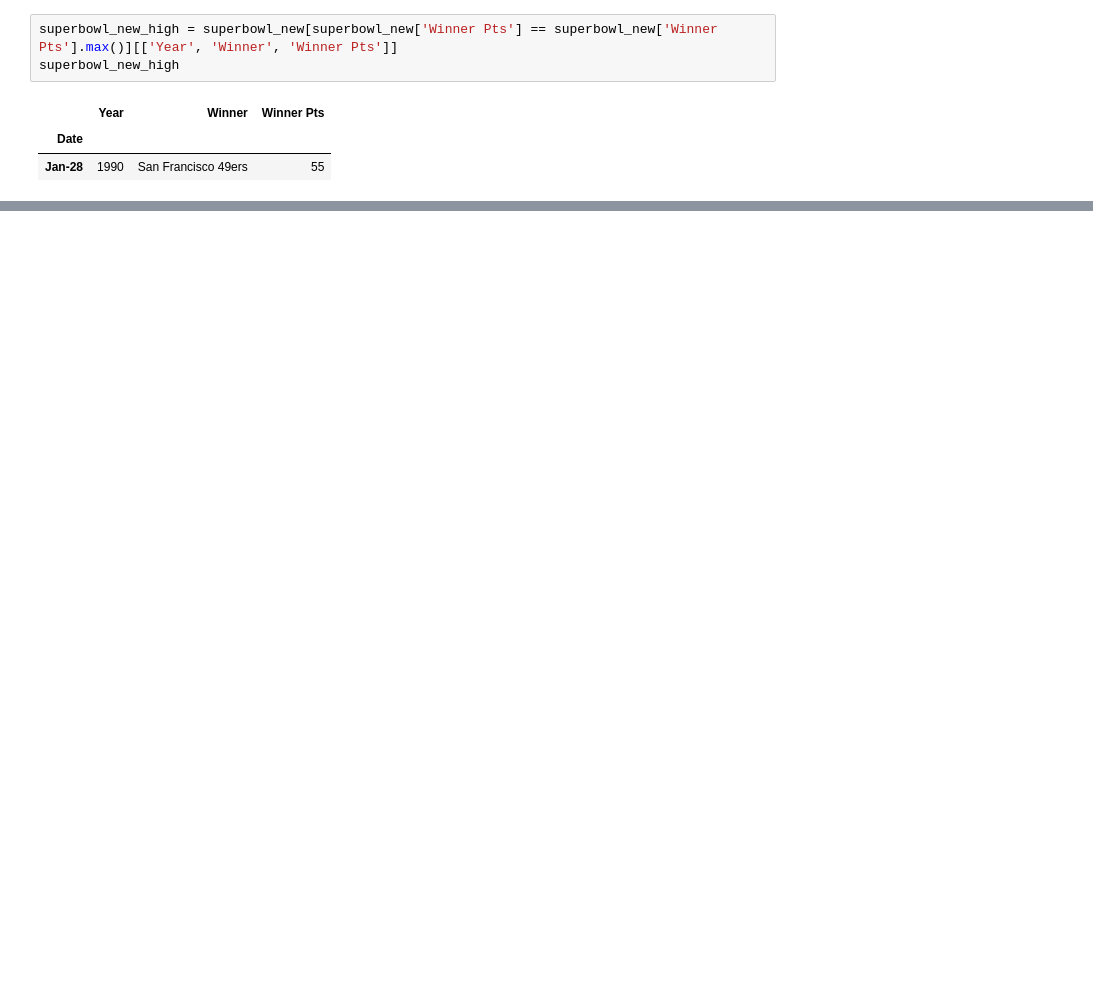
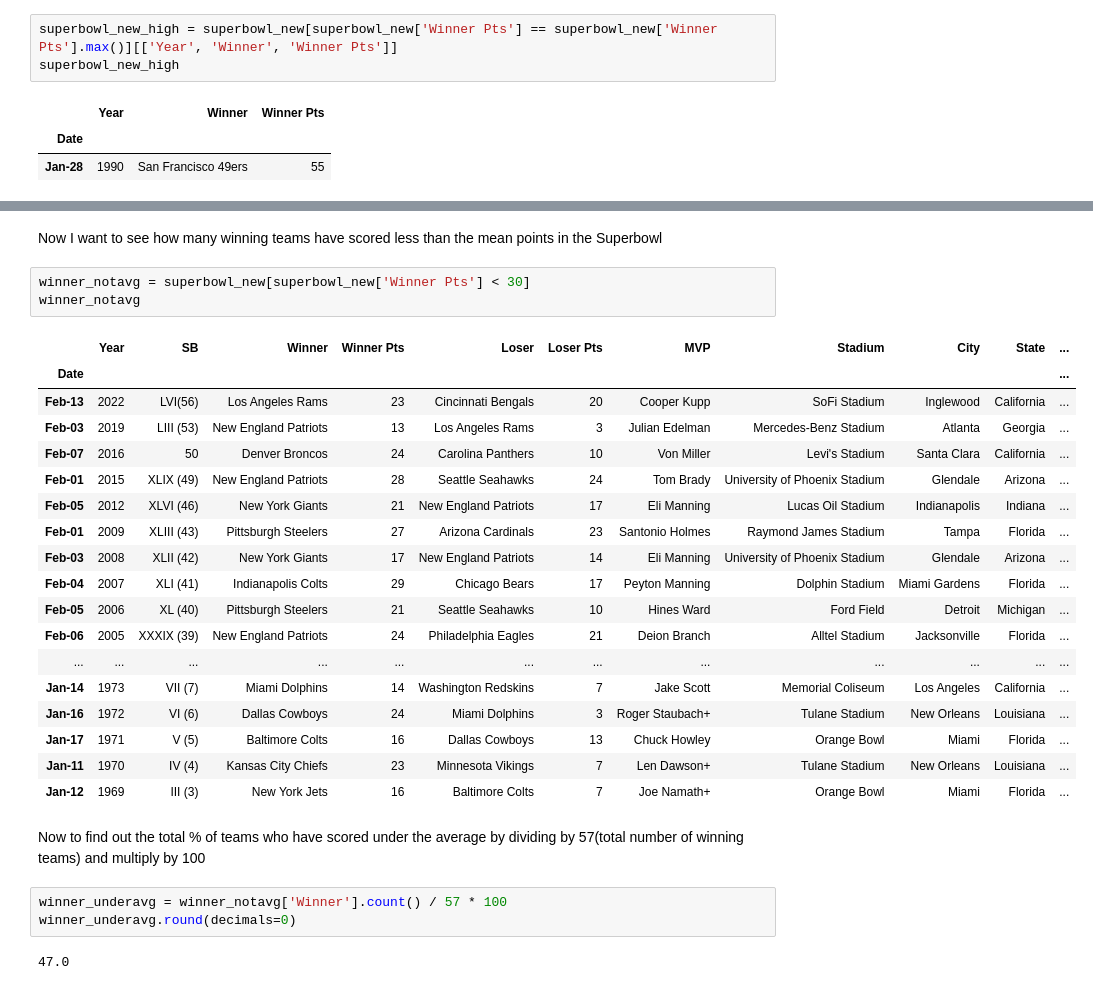
Before and after one commit to IssaFlynn/UCDPA_IssaFlynn, a Jupyter notebook: Project folder/UCDPA_IssaFlynn (2) (2).ipynb, the cells around one changed output, grey strips where cells are left out. Drawn from its saved outputs; the diff is of its cells as text; blank space fills up the shorter version.

```diff
--- a/Project folder/UCDPA_IssaFlynn (2) (2).ipynb
+++ b/Project folder/UCDPA_IssaFlynn (2) (2).ipynb
@@ -211,0 +238,31 @@ superbowl_new_win_low
+# %% [markdown]
+Now I want to see how many winning teams have scored less than the mean points in the Superbowl
+# %%
+winner_notavg = superbowl_new[superbowl_new['Winner Pts'] < 30]
+winner_notavg
+# %% [output]
+|  | Year | SB | Winner | Winner Pts | Loser | Loser Pts | MVP | Stadium | City | State | ... |
+| Date |  |  |  |  |  |  |  |  |  |  | ... |
+| Feb-13 | 2022 | LVI(56) | Los Angeles Rams | 23 | Cincinnati Bengals | 20 | Cooper Kupp | SoFi Stadium | Inglewood | California | ... |
+| Feb-03 | 2019 | LIII (53) | New England Patriots | 13 | Los Angeles Rams | 3 | Julian Edelman | Mercedes-Benz Stadium | Atlanta | Georgia | ... |
+| Feb-07 | 2016 | 50 | Denver Broncos | 24 | Carolina Panthers | 10 | Von Miller | Levi's Stadium | Santa Clara | California | ... |
+| Feb-01 | 2015 | XLIX (49) | New England Patriots | 28 | Seattle Seahawks | 24 | Tom Brady | University of Phoenix Stadium | Glendale | Arizona | ... |
+| Feb-05 | 2012 | XLVI (46) | New York Giants | 21 | New England Patriots | 17 | Eli Manning | Lucas Oil Stadium | Indianapolis | Indiana | ... |
+| Feb-01 | 2009 | XLIII (43) | Pittsburgh Steelers | 27 | Arizona Cardinals | 23 | Santonio Holmes | Raymond James Stadium | Tampa | Florida | ... |
+| Feb-03 | 2008 | XLII (42) | New York Giants | 17 | New England Patriots | 14 | Eli Manning | University of Phoenix Stadium | Glendale | Arizona | ... |
+| Feb-04 | 2007 | XLI (41) | Indianapolis Colts | 29 | Chicago Bears | 17 | Peyton Manning | Dolphin Stadium | Miami Gardens | Florida | ... |
+| Feb-05 | 2006 | XL (40) | Pittsburgh Steelers | 21 | Seattle Seahawks | 10 | Hines Ward | Ford Field | Detroit | Michigan | ... |
+| Feb-06 | 2005 | XXXIX (39) | New England Patriots | 24 | Philadelphia Eagles | 21 | Deion Branch | Alltel Stadium | Jacksonville | Florida | ... |
+| ... | ... | ... | ... | ... | ... | ... | ... | ... | ... | ... | ... |
+| Jan-14 | 1973 | VII (7) | Miami Dolphins | 14 | Washington Redskins | 7 | Jake Scott | Memorial Coliseum | Los Angeles | California | ... |
+| Jan-16 | 1972 | VI (6) | Dallas Cowboys | 24 | Miami Dolphins | 3 | Roger Staubach+ | Tulane Stadium | New Orleans | Louisiana | ... |
+| Jan-17 | 1971 | V (5) | Baltimore Colts | 16 | Dallas Cowboys | 13 | Chuck Howley | Orange Bowl | Miami | Florida | ... |
+| Jan-11 | 1970 | IV (4) | Kansas City Chiefs | 23 | Minnesota Vikings | 7 | Len Dawson+ | Tulane Stadium | New Orleans | Louisiana | ... |
+| Jan-12 | 1969 | III (3) | New York Jets | 16 | Baltimore Colts | 7 | Joe Namath+ | Orange Bowl | Miami | Florida | ... |
+# %% [markdown]
+Now to find out the total % of teams who have scored under the average by dividing by 57(total number of winning teams) and multiply by 100
+# %%
+winner_underavg = winner_notavg['Winner'].count() / 57 * 100
+winner_underavg.round(decimals=0)
+# %% [output]
+47.0
```
Also changed, not shown: parts of 17 cells of this notebook.
